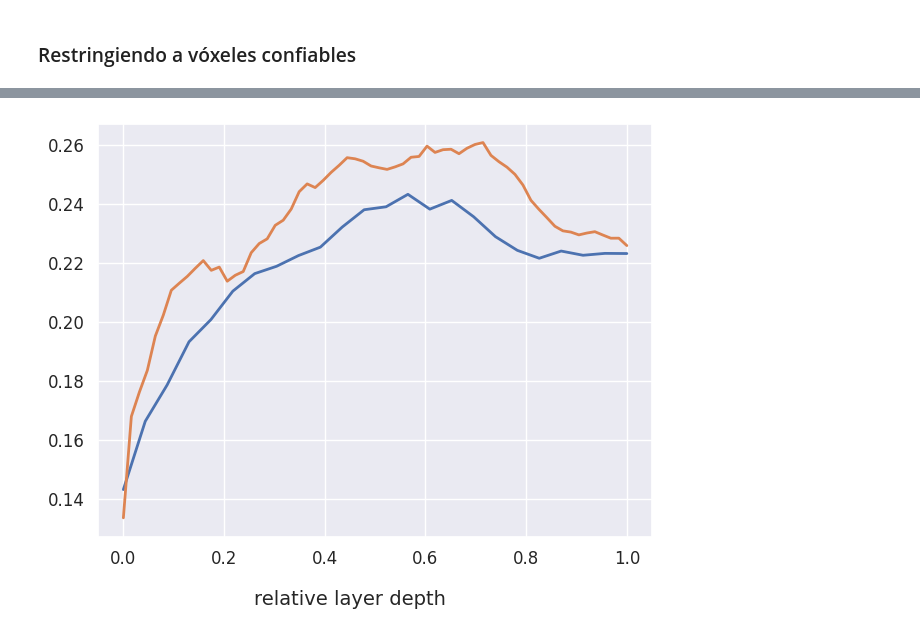
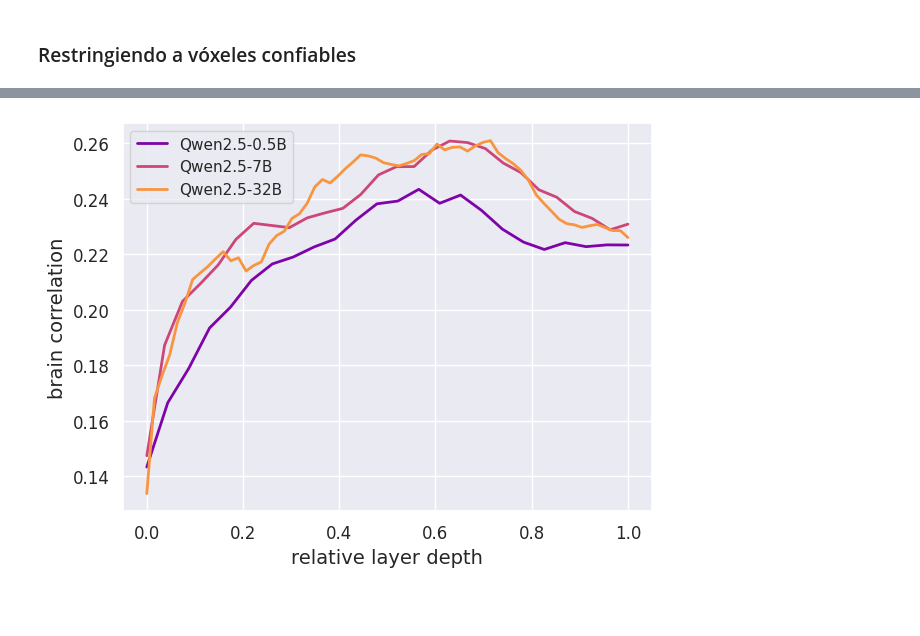
Before and after one commit to almadana/iberamia_brain_llms, a Jupyter notebook: Visualizar_resultados.ipynb, the cells around one changed output, grey strips where cells are left out. Saved outputs shown, nothing was run; the diff lists cells and outputs as text; code cells hidden in the pictures; blank space fills up the shorter version.

Commit message:
qwen7b

```diff
--- a/Visualizar_resultados.ipynb
+++ b/Visualizar_resultados.ipynb
@@ -348,10 +348,10 @@ fh, axes = plotting.plot_img_on_surf(imgtmp,
 # %% [markdown]
 ## Modelos de la familia Qwen2.5 0.5B
 # %%
-model_names=['Qwen2.5-0.5B','Qwen2.5-32B']
-n_layers_models = [24,64]
+model_names=['Qwen2.5-0.5B','Qwen2.5-7B','Qwen2.5-32B']
+n_layers_models = [24,28,64]
 n_models = len(model_names)
-n_parameters = [0.5, 32]
+n_parameters = [0.5, 7,32]
 
 corr_layers_voxels_models = []
 for model_name, n_layers in zip(model_names, n_layers_models):
@@ -413,0 +402,16 @@ if save_fig:
+# %%
+fh, ax = plt.subplots(figsize=(8, 4))
+
+for i, corrs in enumerate(corr_voxels_models_rv):
+    sns.kdeplot(corrs, lw=2, alpha=0.9, cut=0., ax=ax, color=color_models[i])
+    ax.plot([], c=color_models[i], lw=2, label=model_names[i])  # Empty plot to add legend entry
+
+ax.set_xlabel('brain correlation')
+ax.legend()
+ax.set_yticklabels([])
+ax.tick_params(axis='y', length=0)
+ax.grid(None)
+
+
+
+#ax.set_yticks([])
@@ -414,12 +481,21 @@ if save_fig:
 # %%
-fh = plt.figure(figsize=(6.4, 4.8))
-ax = plt.subplot(111)
-for n_layers, corr_layers in zip(n_layers_models,corr_layers_models):
-        ax.plot(np.linspace(0, 1, n_layers), corr_layers,
-                lw=2, ls='-')
-axes[0].set_ylabel('brain correlation')
-fh.text(0.5, -0.04, 'relative layer depth', ha='center', fontsize=14)
+# Set up figure and axis
+fh, ax = plt.subplots(figsize=(6.4, 4.8))
+
+# Loop through each model layer and its corresponding correlation data
+for i, (n_layers, corr_layers) in enumerate(zip(n_layers_models, corr_layers_models)):
+    ax.plot(np.linspace(0, 1, n_layers), corr_layers,
+            lw=2, ls='-', color=color_models[i], label=model_names[i])
+
+# Set labels
+ax.set_ylabel('brain correlation')
+ax.set_xlabel('relative layer depth')
+
+# Add legend
+ax.legend()
+
+# Adjust layout to prevent overlap
 plt.tight_layout()
 plt.show()
 # %% [output]
-[figure, old version]
+[figure, new version]
```
Also changed, not shown: parts of 9 cells of this notebook, 29 other files.
